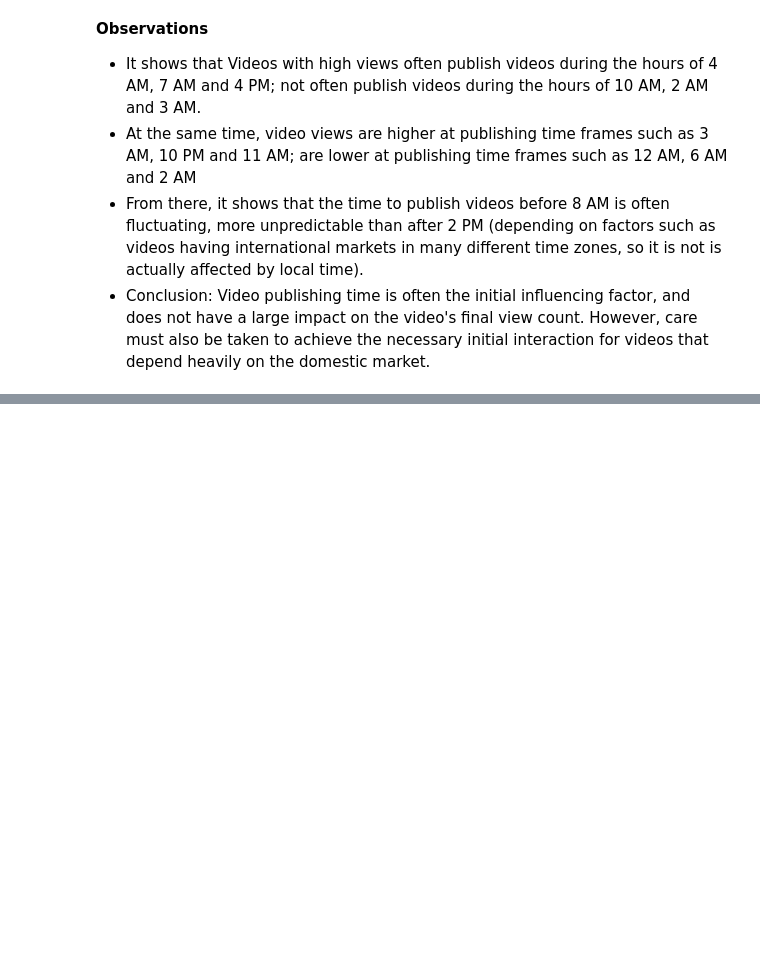
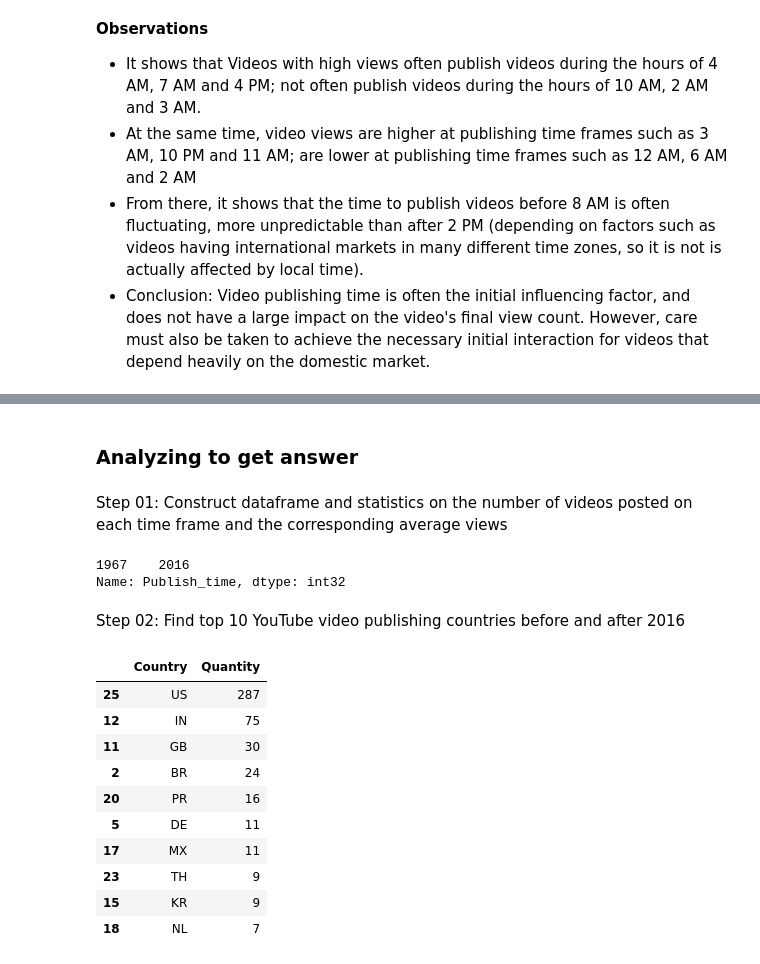
Before and after one commit to danghuynh-bit/youtube_project_DS, a Jupyter notebook: notebooks/3.0_Eda.ipynb, the cells around one changed output, grey strips where cells are left out. Saved outputs shown, nothing was run; the diff lists cells and outputs as text; code cells hidden in the pictures; blank space fills up the shorter version.

Commit message:
Update 3_0_Eda: Create and Answer Question 5

```diff
--- a/notebooks/3.0_Eda.ipynb
+++ b/notebooks/3.0_Eda.ipynb
@@ -572,0 +581,40 @@ plt.show()
+# %% [markdown]
+### Analyzing to get answer
+# %% [markdown]
+Step 01: Construct dataframe and statistics on the number of videos posted on each time frame and the corresponding average views
+# %%
+# Construct new dataframe have 'View', 'Country' and 'Publish_time' data fields, sort by Publish_time
+country_ration_df = cleaned_video_df.loc[:, ['View', 'Country', 'Publish_time']].sort_values(by=['Publish_time'], ascending=True)[:2491]
+country_ration_df['Publish_time'] = pd.to_datetime(country_ration_df['Publish_time']).dt.year
+
+# Split into 2 dataframes which are 2 time periods so that there are equal number of videos reaching the top
+country_ration_df_1 = country_ration_df.loc[:].sort_values(by=['Publish_time'], ascending=True)[:int(len(country_ration_df) / 2)]
+
+country_ration_df_2 = country_ration_df.loc[:].sort_values(by=['Publish_time'], ascending=True)[int(len(country_ration_df) / 2):]
+
+chosen_year = country_ration_df_2['Publish_time'].head(1)
+print(chosen_year)
+
+# Quantity to count number of videos posted by each country
+country_ration_df_1['Quantity'] = 0
+country_ration_df_2['Quantity'] = 0
+# %% [output]
+1967    2016
+Name: Publish_time, dtype: int32
+# %% [markdown]
+Step 02: Find top 10 YouTube video publishing countries before and after 2016
+# %%
+temp_1 = country_ration_df_1.groupby('Country', as_index=False)['Quantity'].count().sort_values(by=['Quantity'], ascending=False)
+temp_1.head(10)
+# %% [output]
+|  | Country | Quantity |
+| 25 | US | 287 |
+| 12 | IN | 75 |
+| 11 | GB | 30 |
+| 2 | BR | 24 |
+| 20 | PR | 16 |
+| 5 | DE | 11 |
+| 17 | MX | 11 |
+| 23 | TH | 9 |
+| 15 | KR | 9 |
+| 18 | NL | 7 |
```
Also changed, not shown: parts of 6 cells of this notebook.
